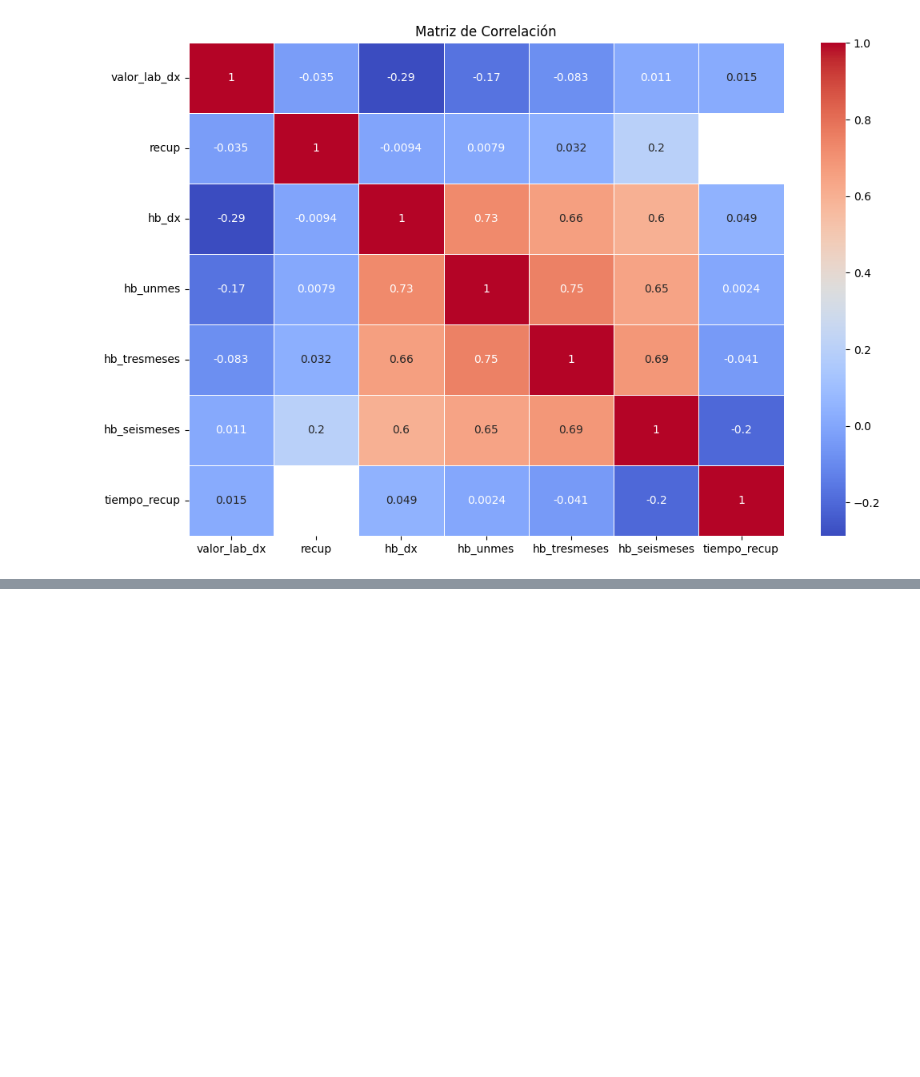
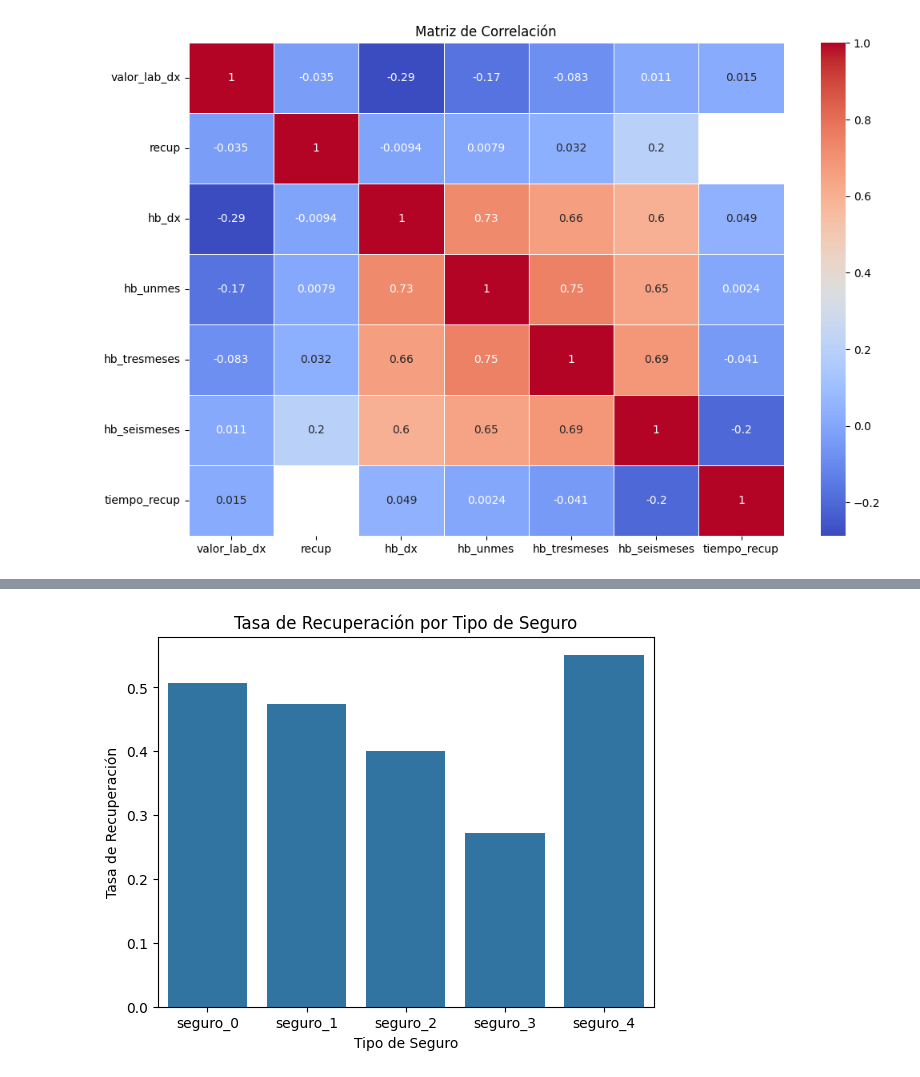
Before and after one commit to R0SEWT/HbJunin, a Jupyter notebook: code/AnalisisExploratorio.ipynb, the cells around one changed output, grey strips where cells are left out. Cells and saved outputs as stored; diff of their text form; code cells hidden in the pictures; blank space fills up the shorter version.

```diff
--- a/code/AnalisisExploratorio.ipynb
+++ b/code/AnalisisExploratorio.ipynb
@@ -121,0 +139,18 @@ plt.show()
+# %%
+resultados = []
+for seguro in seguros:
+    total_pacientes = df[seguro].sum()
+    recuperados = df[df['recup'] == 1][seguro].sum() # Solo contar los pacientes recuperados
+    tasa_recuperacion = recuperados / total_pacientes if total_pacientes != 0 else 0
+    resultados.append({'Tipo de Seguro': seguro, 'Total Pacientes': total_pacientes, 'Recuperados': recuperados, 'Tasa de Recuperación': tasa_recuperacion})
+
+# Convertir la lista de resultados en un DataFrame
+df_resultados = pd.DataFrame(resultados)
+
+sns.barplot(x='Tipo de Seguro', y='Tasa de Recuperación', data=df_resultados)
+plt.title('Tasa de Recuperación por Tipo de Seguro')
+plt.xlabel('Tipo de Seguro')
+plt.ylabel('Tasa de Recuperación')
+plt.show()
+# %% [output]
+[figure, added]
```
Also changed, not shown: parts of 4 cells of this notebook, 1 other file.
